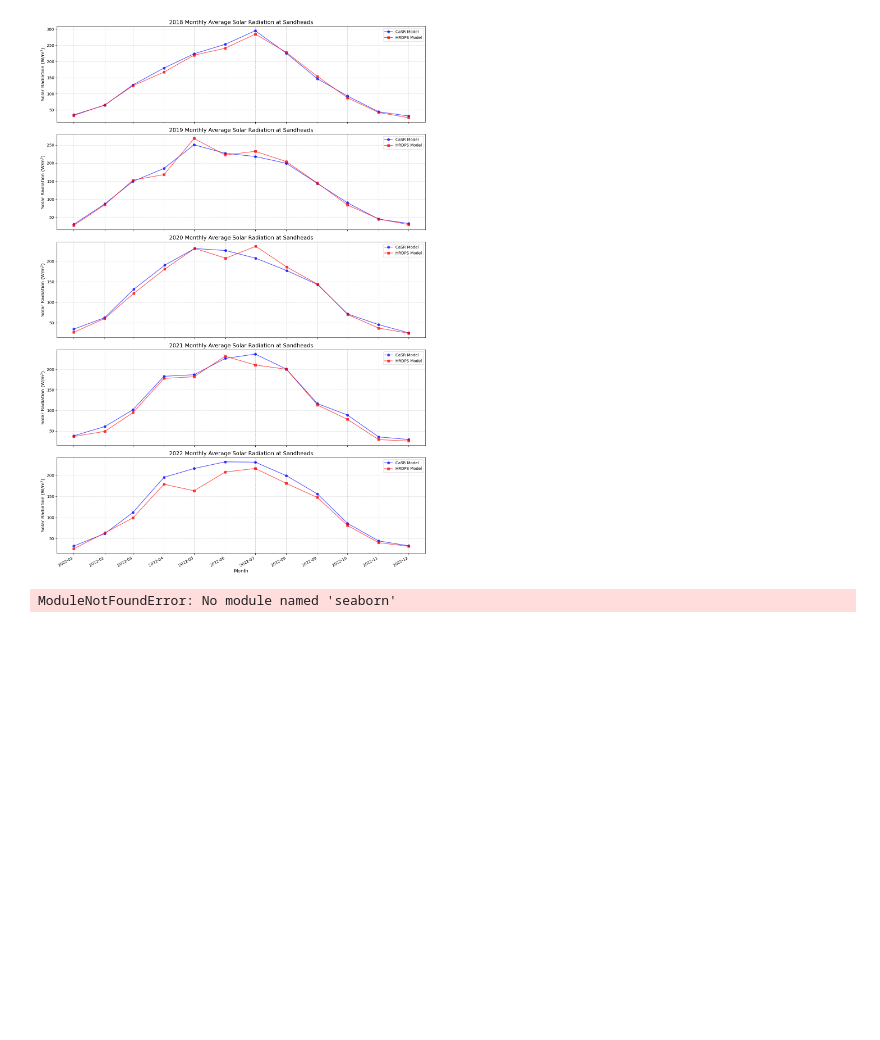
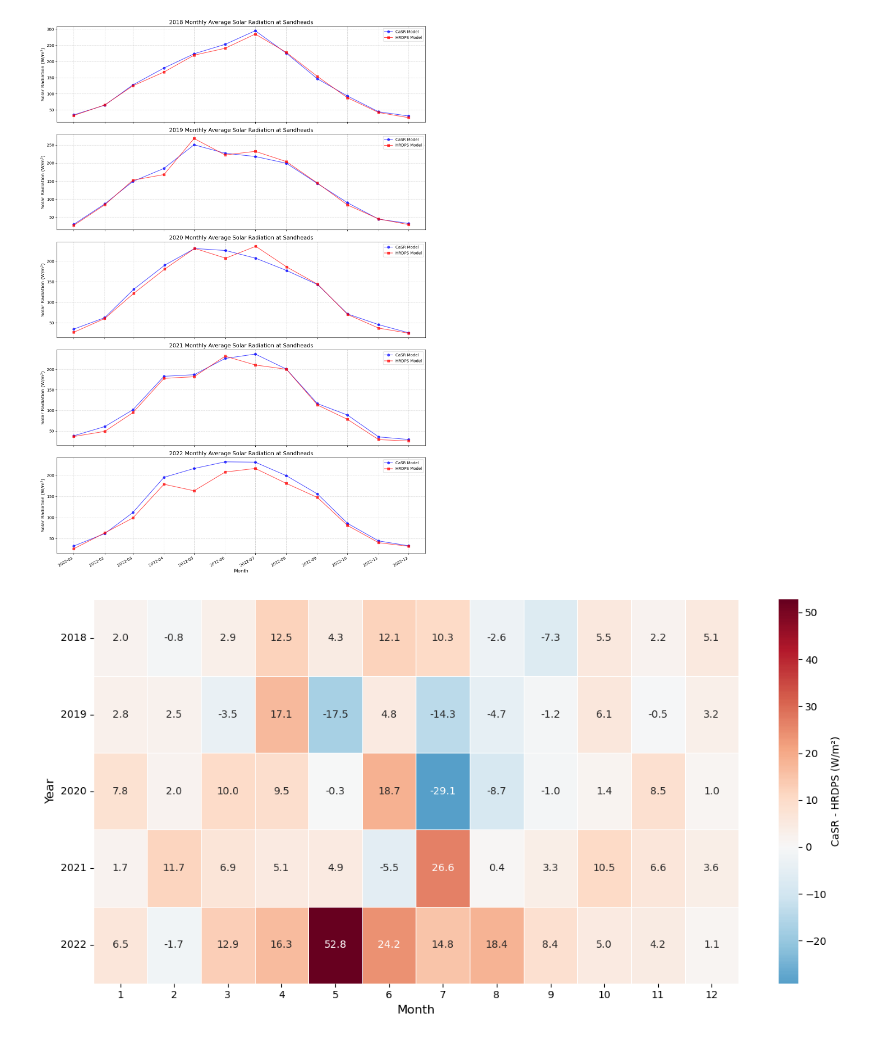
Before and after one commit to SalishSeaCast/analysis-junqi, a Jupyter notebook: Analysis_Atmospheric_Forcing/Analysis_model_comparison/Radiation Comparison.ipynb, the cells around one changed output. Drawn from its saved outputs; the diff is of its cells as text; code cells hidden in the pictures; blank space fills up the shorter version.

Commit message:
solar radiation comparison

```diff
--- a/Analysis_Atmospheric_Forcing/Analysis_model_comparison/Radiation Comparison.ipynb
+++ b/Analysis_Atmospheric_Forcing/Analysis_model_comparison/Radiation Comparison.ipynb
@@ -730,33 +730,33 @@ for year in years:
 
     # 只保留我们需要画图的列
     all_years_data.append(da_monthly[['Year', 'Month', 'Difference']])
 
 # 将所有年份的数据合并成一个 DataFrame
 df_combined = pd.concat(all_years_data)
 
 # 将数据透视为二维表格，行是年份，列是月份
 pivot_df = df_combined.pivot(index='Year', columns='Month', values='Difference')
 
 # ================= 绘图部分 =================
 plt.figure(figsize=(12, 6))
 
 # 绘制热力图
 # cmap='RdBu_r': 使用红蓝配色（红色代表正数/CaSR大，蓝色代表负数/HRDPS大）
 # center=0: 确保 0 对应颜色中间的白色
 # annot=True: 在格子里显示具体的差值数字（如果不想要数字，改为 False）
 # fmt=".1f": 数字保留一位小数
 ax = sns.heatmap(pivot_df, cmap='RdBu_r', center=0, annot=True, fmt=".1f",
-                 linewidths=.5, cbar_kws={'label': 'Difference: CaSR - HRDPS (W/m²)'})
+                 linewidths=.5, cbar_kws={'label': 'CaSR - HRDPS (W/m²)'})
 
 # 设置标题和标签
-% plt.title('Monthly Model Comparison: CaSR vs HRDPS (2018-2022)', fontsize=15, pad=15)
+# plt.title('Monthly Model Comparison: CaSR vs HRDPS (2018-2022)', fontsize=15, pad=15)
 plt.xlabel('Month', fontsize=12)
 plt.ylabel('Year', fontsize=12)
 
 # 调整 Y 轴标签的角度，使其水平显示，方便阅读
 plt.yticks(rotation=0)
 
 plt.tight_layout()
 plt.show()
 # %% [output]
-ModuleNotFoundError: No module named 'seaborn'
+[figure, added]
```
